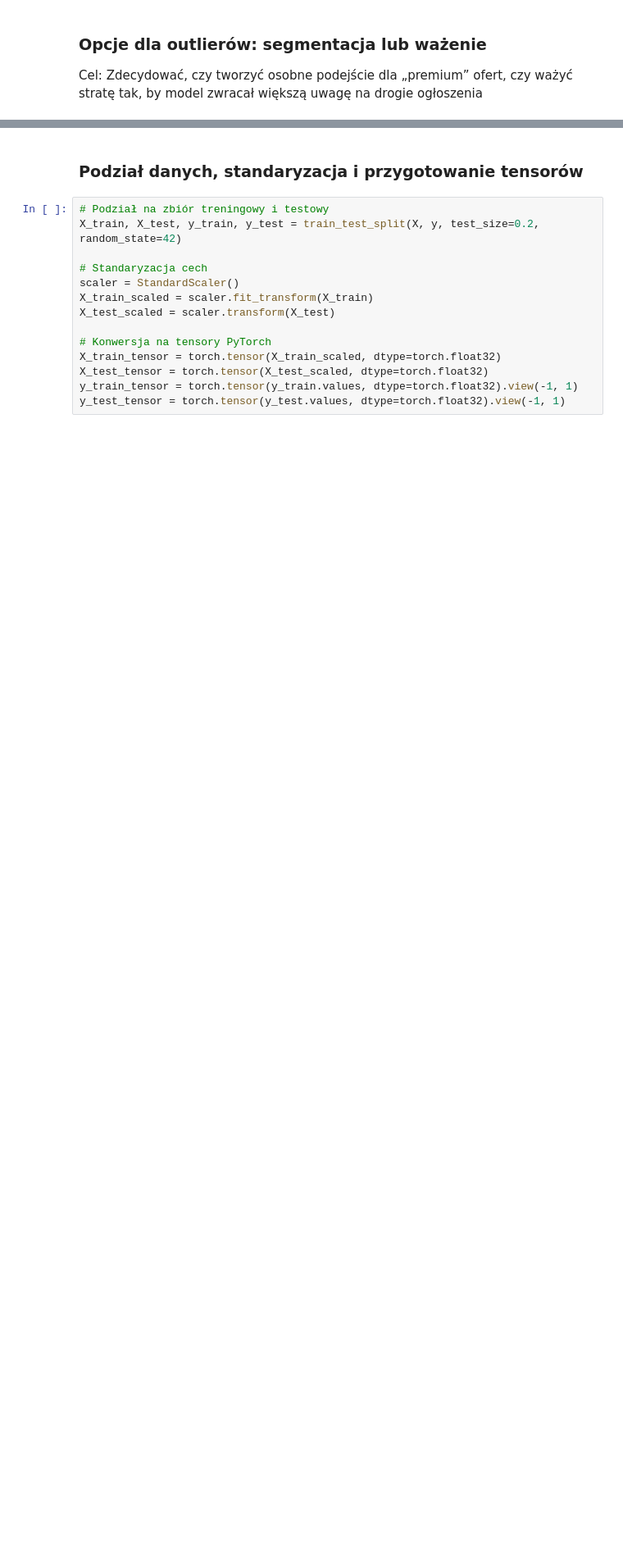
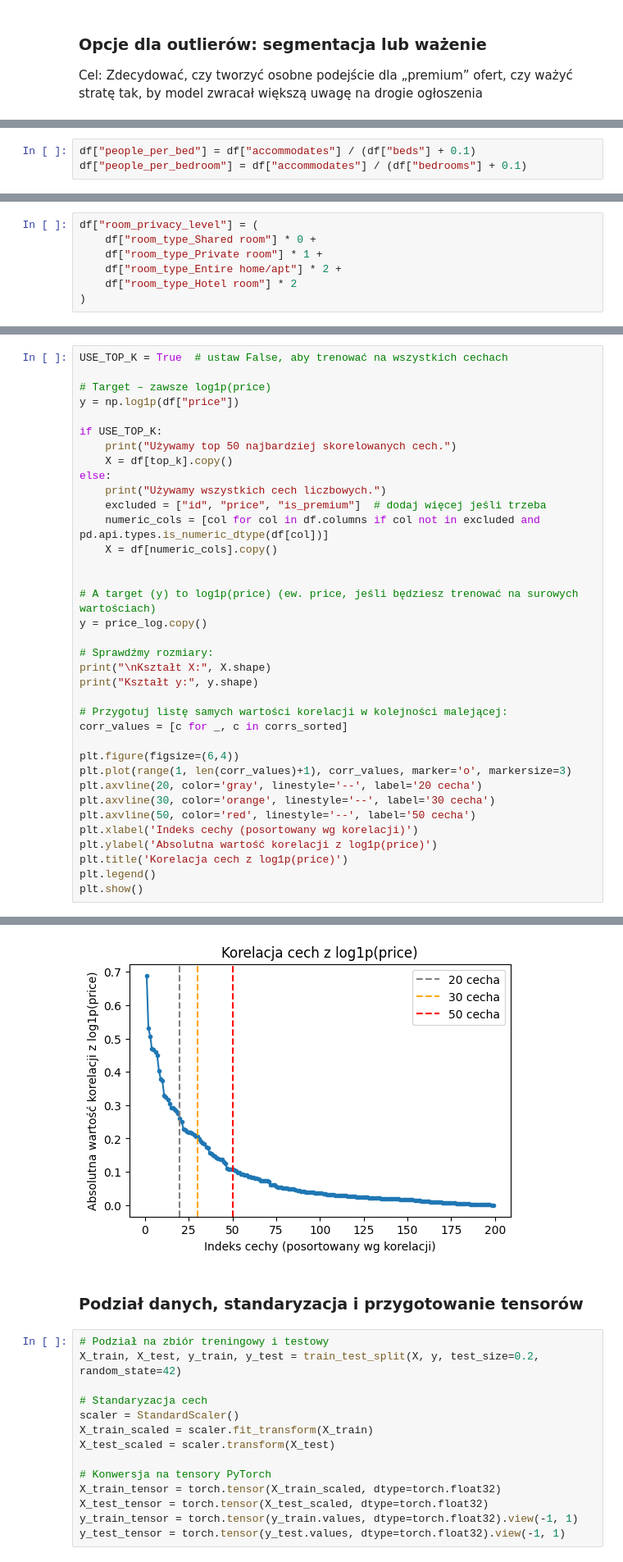
Before and after one commit to amurawsk/ium, a Jupyter notebook: src/model_custom.ipynb, the cells around one changed output, grey strips where cells are left out. Shown: that part at 82% size. Saved outputs shown, nothing was run; the diff lists cells and outputs as text; blank space fills up the shorter version.

```diff
--- a/src/model_custom.ipynb
+++ b/src/model_custom.ipynb
@@ -146,0 +108,3 @@ Udział: 1.91%
+# %%
+df["people_per_bed"] = df["accommodates"] / (df["beds"] + 0.1)
+df["people_per_bedroom"] = df["accommodates"] / (df["bedrooms"] + 0.1)
@@ -146,0 +118,7 @@ Udział: 1.91%
+# %%
+df["room_privacy_level"] = (
+    df["room_type_Shared room"] * 0 +
+    df["room_type_Private room"] * 1 +
+    df["room_type_Entire home/apt"] * 2 +
+    df["room_type_Hotel room"] * 2
+)
@@ -146,0 +183,37 @@ Udział: 1.91%
+# %%
+USE_TOP_K = True  # ustaw False, aby trenować na wszystkich cechach
+
+# Target – zawsze log1p(price)
+y = np.log1p(df["price"])
+
+if USE_TOP_K:
+    print("Używamy top 50 najbardziej skorelowanych cech.")
+    X = df[top_k].copy()
+else:
+    print("Używamy wszystkich cech liczbowych.")
+    excluded = ["id", "price", "is_premium"]  # dodaj więcej jeśli trzeba
+    numeric_cols = [col for col in df.columns if col not in excluded and pd.api.types.is_numeric_dtype(df[col])]
+    X = df[numeric_cols].copy()
+
+
+# A target (y) to log1p(price) (ew. price, jeśli będziesz trenować na surowych wartościach)
+y = price_log.copy()
+
+# Sprawdźmy rozmiary:
+print("\nKształt X:", X.shape)
+print("Kształt y:", y.shape)
+
+# Przygotuj listę samych wartości korelacji w kolejności malejącej:
+corr_values = [c for _, c in corrs_sorted]
+
+plt.figure(figsize=(6,4))
+plt.plot(range(1, len(corr_values)+1), corr_values, marker='o', markersize=3)
+plt.axvline(20, color='gray', linestyle='--', label='20 cecha')
+plt.axvline(30, color='orange', linestyle='--', label='30 cecha')
+plt.axvline(50, color='red', linestyle='--', label='50 cecha')
+plt.xlabel('Indeks cechy (posortowany wg korelacji)')
+plt.ylabel('Absolutna wartość korelacji z log1p(price)')
+plt.title('Korelacja cech z log1p(price)')
+plt.legend()
+plt.show()
+# %% [output]
@@ -147,3 +224,4 @@ Udział: 1.91%
+[figure, added]
 # %% [markdown]
 ### Podział danych, standaryzacja i przygotowanie tensorów
 # %%
```
Also changed, not shown: parts of 26 cells of this notebook, 1 other file.
